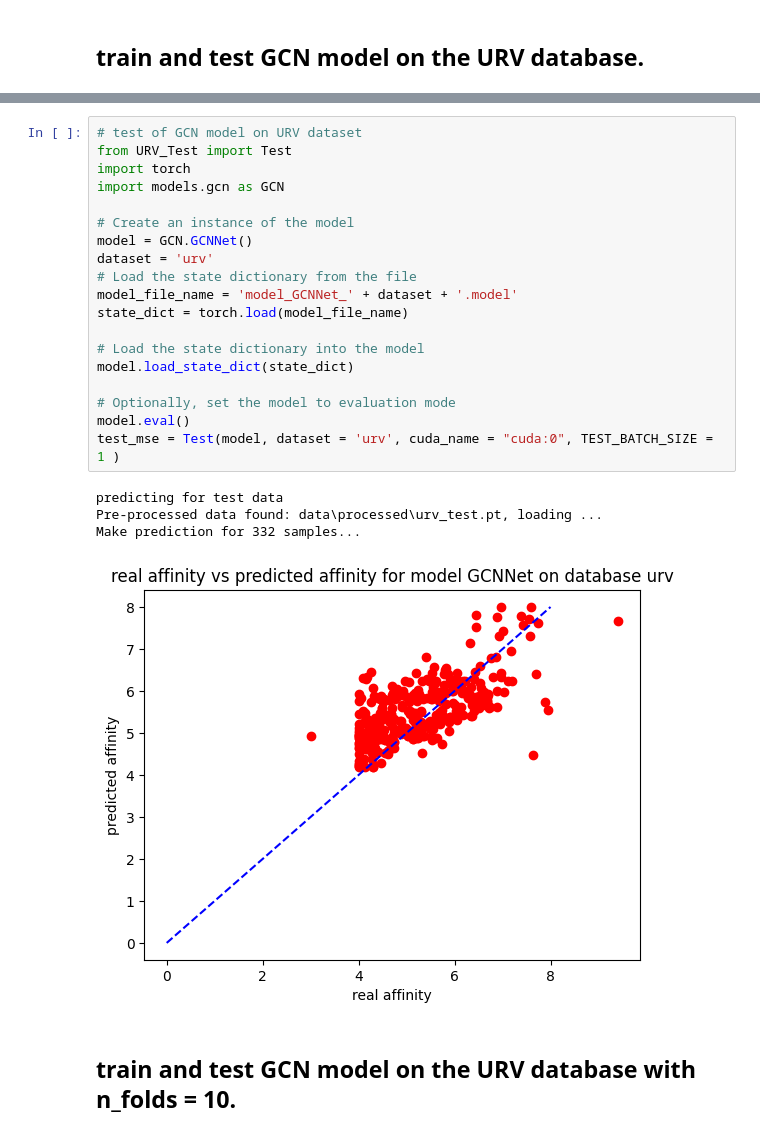
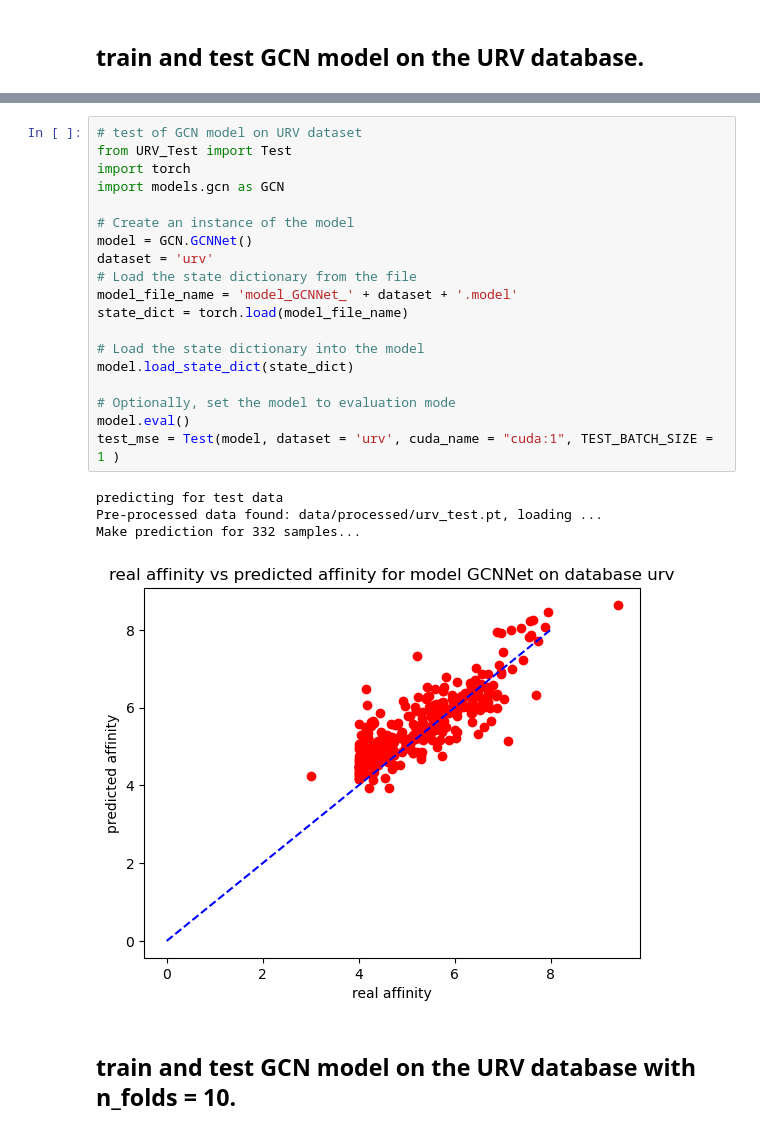
Before and after one commit to YoussefEzz/GraphDTA_forked, a Jupyter notebook: test_GCN_URV.ipynb, the cells around one changed output, grey strips where cells are left out. Drawn from its saved outputs; the diff is of its cells as text.

```diff
--- a/test_GCN_URV.ipynb
+++ b/test_GCN_URV.ipynb
@@ -62,27 +45,27 @@ Train epoch: 3 [4220/265 (59%)] Loss: 0.791416
 # %%
 # test of GCN model on URV dataset
 from URV_Test import Test
 import torch
 import models.gcn as GCN
 
 # Create an instance of the model
 model = GCN.GCNNet()
 dataset = 'urv'
 # Load the state dictionary from the file
 model_file_name = 'model_GCNNet_' + dataset + '.model'
 state_dict = torch.load(model_file_name)
 
 # Load the state dictionary into the model
 model.load_state_dict(state_dict)
 
 # Optionally, set the model to evaluation mode
 model.eval()
-test_mse = Test(model, dataset = 'urv', cuda_name = "cuda:0", TEST_BATCH_SIZE = 1 )
+test_mse = Test(model, dataset = 'urv', cuda_name = "cuda:1", TEST_BATCH_SIZE = 1 )
 # %% [output]
 predicting for test data
-Pre-processed data found: data\processed\urv_test.pt, loading ...
+Pre-processed data found: data/processed/urv_test.pt, loading ...
 Make prediction for 332 samples...
-[figure, old version]
+[figure, new version]
 # %% [markdown]
 ## train and test GCN model on the URV database with n_folds = 10.
 # %%
```
Also changed, not shown: parts of 1 cell of this notebook, 5 other files.
